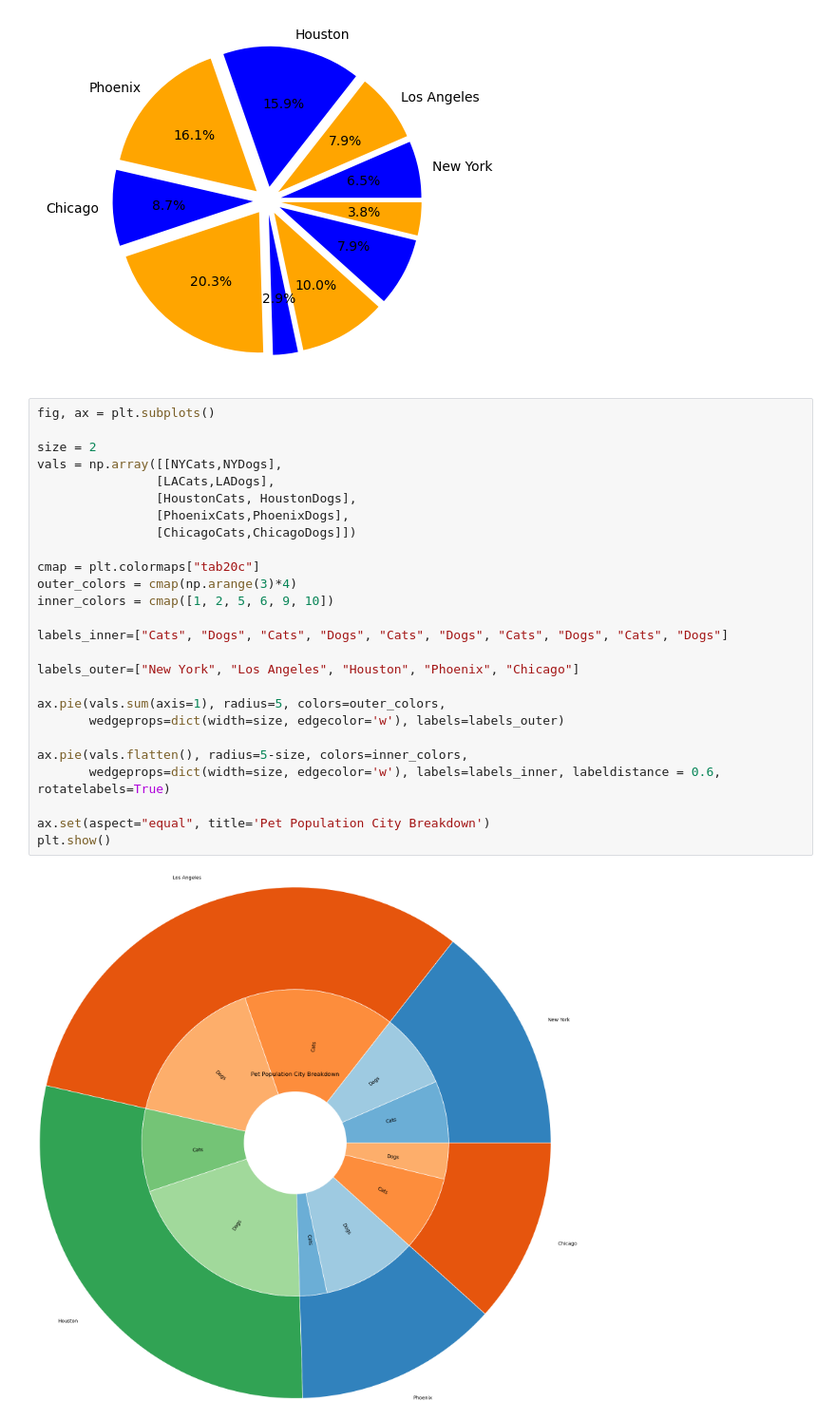
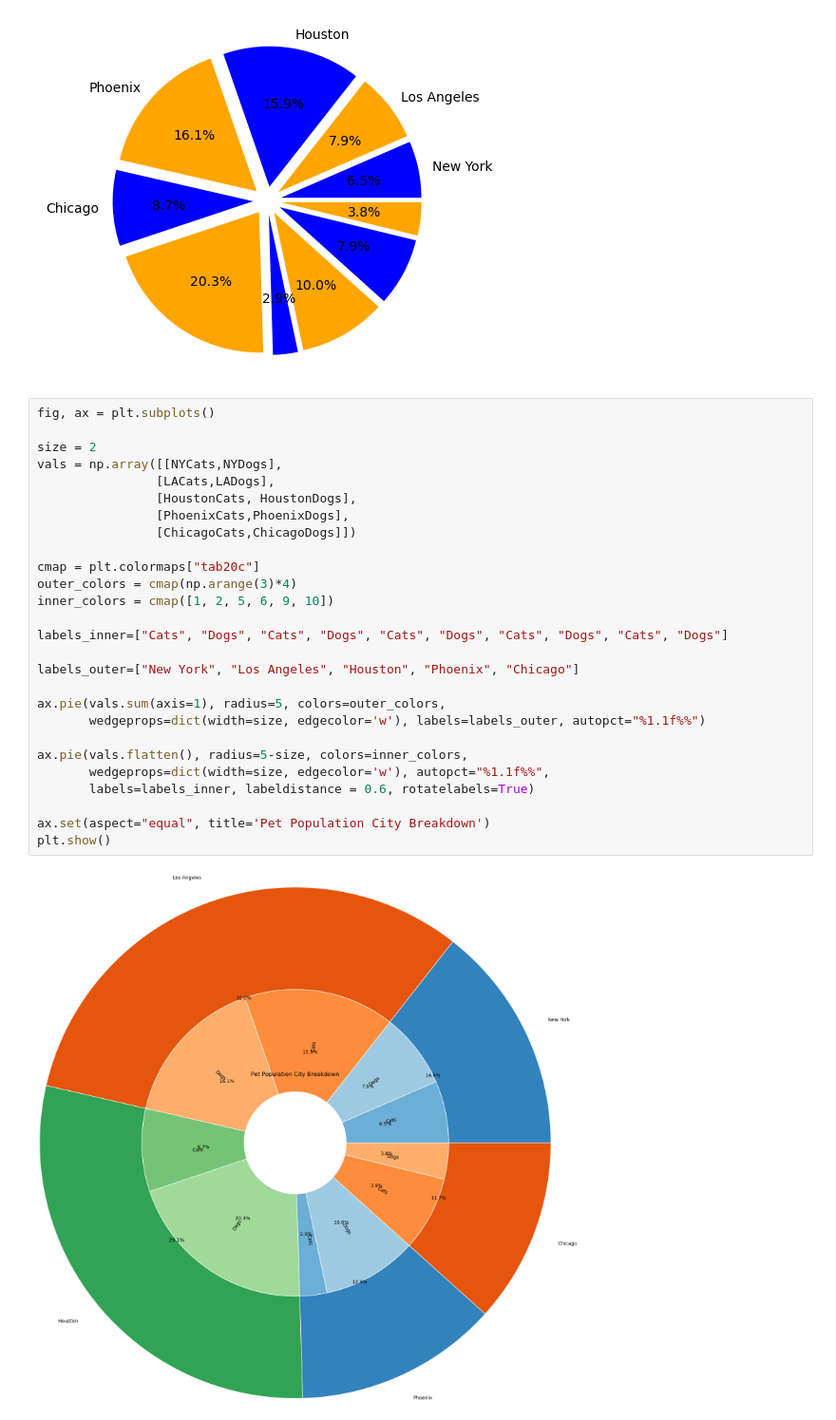
Before and after one commit to tfuenz/STAK_Project_One, a Jupyter notebook: PopulationCounts.ipynb, the cells around one changed output. Shown: that part at 95% size. Drawn from its saved outputs; the diff is of its cells as text.

```diff
--- a/PopulationCounts.ipynb
+++ b/PopulationCounts.ipynb
@@ -125,28 +125,29 @@ plt.show()
 # %%
 fig, ax = plt.subplots()
 
 size = 2
 vals = np.array([[NYCats,NYDogs],
                 [LACats,LADogs],
                 [HoustonCats, HoustonDogs],
                 [PhoenixCats,PhoenixDogs],
                 [ChicagoCats,ChicagoDogs]])
 
 cmap = plt.colormaps["tab20c"]
 outer_colors = cmap(np.arange(3)*4)
 inner_colors = cmap([1, 2, 5, 6, 9, 10])
 
 labels_inner=["Cats", "Dogs", "Cats", "Dogs", "Cats", "Dogs", "Cats", "Dogs", "Cats", "Dogs"]
 
 labels_outer=["New York", "Los Angeles", "Houston", "Phoenix", "Chicago"]
 
 ax.pie(vals.sum(axis=1), radius=5, colors=outer_colors,
-       wedgeprops=dict(width=size, edgecolor='w'), labels=labels_outer)
+       wedgeprops=dict(width=size, edgecolor='w'), labels=labels_outer, autopct="%1.1f%%")
 
 ax.pie(vals.flatten(), radius=5-size, colors=inner_colors,
-       wedgeprops=dict(width=size, edgecolor='w'), labels=labels_inner, labeldistance = 0.6, rotatelabels=True)
+       wedgeprops=dict(width=size, edgecolor='w'), autopct="%1.1f%%",
+       labels=labels_inner, labeldistance = 0.6, rotatelabels=True)
 
 ax.set(aspect="equal", title='Pet Population City Breakdown')
 plt.show()
 # %% [output]
-[figure, old version]
+[figure, new version]
```
